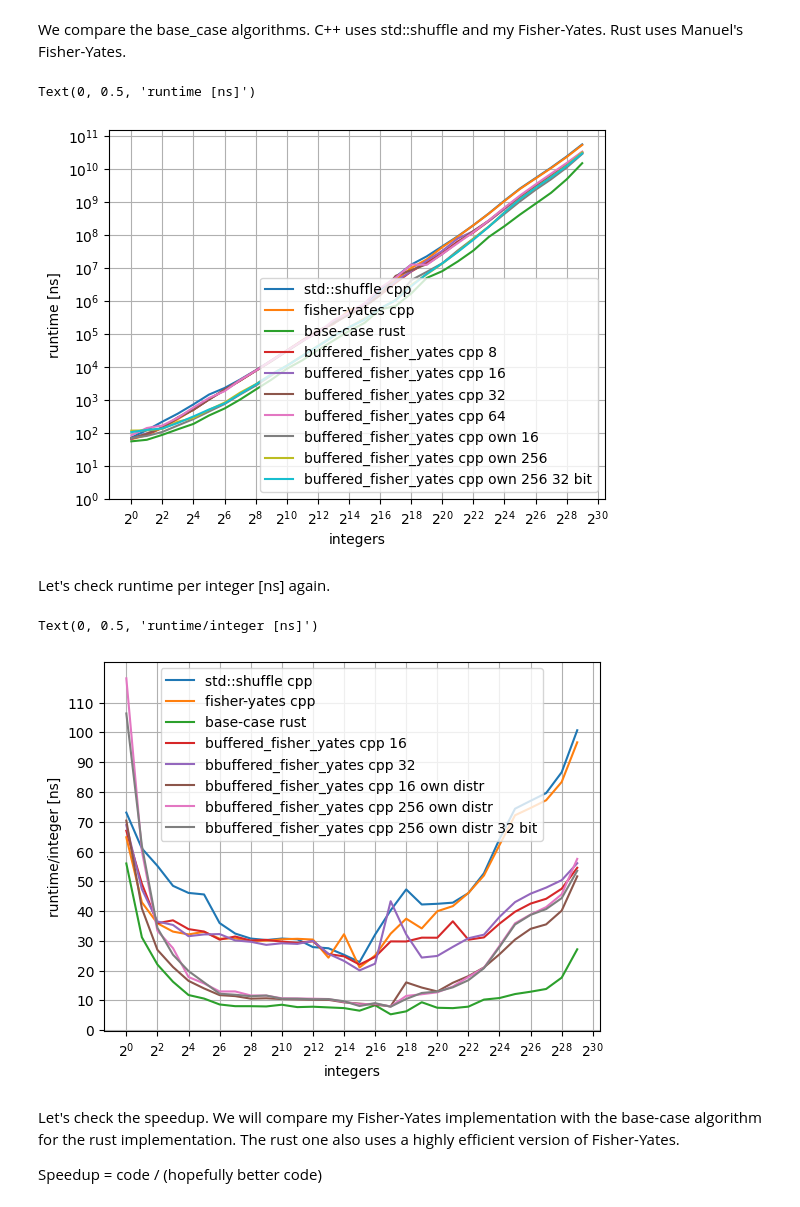
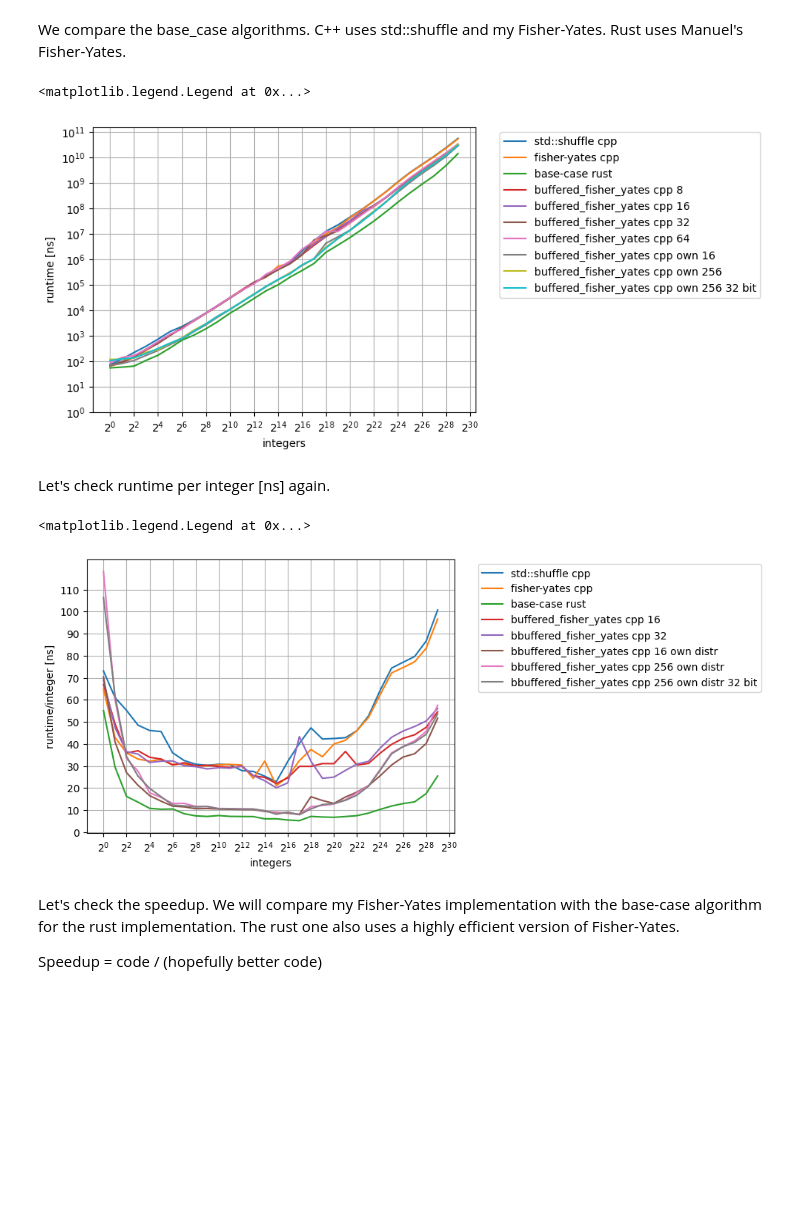
Before and after one commit to pengilton/cip_shuffle, a Jupyter notebook: benchmarks/02_analysis.ipynb, the cells around one changed output. Cells and saved outputs as stored; diff of their text form; code cells hidden in the pictures; blank space fills up the shorter version.

```diff
--- a/benchmarks/02_analysis.ipynb
+++ b/benchmarks/02_analysis.ipynb
@@ -8,16 +8,16 @@ from os import path
 We compare the base_case algorithms. C++ uses std::shuffle and my Fisher-Yates. Rust uses Manuel's Fisher-Yates.
 # %%
 # We load data
-df_cpp_std = pd.read_csv(path.join("benchmarks", "cpp", "base_case", "20230926-162717-nb=4-th=1073741824-cpp.csv"))
-df_cpp_fy = pd.read_csv(path.join("benchmarks", "cpp", "base_case", "20230926-160516-nb=4-th=1073741824-cpp.csv"))
-df_rust = pd.read_csv(path.join("benchmarks", "rust", "20230926-135704-nb=4-th=1073741824-r.csv"))
-df_cpp_bfy_16 = pd.read_csv(path.join("benchmarks", "cpp", "base_case", "20230927-195905-nb=16-th=1073741824-cpp.csv"))
-df_cpp_bfy_32 = pd.read_csv(path.join("benchmarks", "cpp", "base_case", "20230927-201407-nb=16-th=1073741824-cpp.csv"))
-df_cpp_bfy_64 = pd.read_csv(path.join("benchmarks", "cpp", "base_case", "20230927-202730-nb=16-th=1073741824-cpp.csv"))
-df_cpp_bfy_8 = pd.read_csv(path.join("benchmarks", "cpp", "base_case", "20230927-204053-nb=16-th=1073741824-cpp.csv"))
-df_cpp_bfy_16_own_distr = pd.read_csv(path.join("benchmarks", "cpp", "base_case", "20231001-014751-nb=16-th=1073741824-cpp.csv"))
-df_cpp_bfy_256_own_distr = pd.read_csv(path.join("benchmarks", "cpp", "base_case", "20231001-215244-nb=16-th=1073741824-cpp.csv"))
-df_cpp_bfy_256_own_distr_32 = pd.read_csv(path.join("benchmarks", "cpp", "base_case", "20231011-150446-nb=16-th=1073741824-cpp.csv"))
+df_cpp_std = pd.read_csv(path.join("cpp", "MacBook", "v0.1.2", "20230926-162717-nb=4-th=1073741824-cpp.csv"))
+df_cpp_fy = pd.read_csv(path.join("cpp", "MacBook", "v0.1.2", "20230926-160516-nb=4-th=1073741824-cpp.csv"))
+df_rust = pd.read_csv(path.join("rust", "MacBook", "20231022-155834-nb=128-th=1073741824-r.csv"))
+df_cpp_bfy_16 = pd.read_csv(path.join("cpp", "MacBook", "v0.1.3", "20230927-195905-nb=16-th=1073741824-cpp.csv"))
+df_cpp_bfy_32 = pd.read_csv(path.join("cpp", "MacBook", "v0.1.3", "20230927-201407-nb=16-th=1073741824-cpp.csv"))
+df_cpp_bfy_64 = pd.read_csv(path.join("cpp", "MacBook", "v0.1.3", "20230927-202730-nb=16-th=1073741824-cpp.csv"))
+df_cpp_bfy_8 = pd.read_csv(path.join("cpp", "MacBook", "v0.1.3", "20230927-204053-nb=16-th=1073741824-cpp.csv"))
+df_cpp_bfy_16_own_distr = pd.read_csv(path.join("cpp", "MacBook", "v0.1.3", "20231001-014751-nb=16-th=1073741824-cpp.csv"))
+df_cpp_bfy_256_own_distr = pd.read_csv(path.join("cpp", "MacBook", "v0.1.3", "20231001-215244-nb=16-th=1073741824-cpp.csv"))
+df_cpp_bfy_256_own_distr_32 = pd.read_csv(path.join("cpp", "MacBook", "v0.1.3", "20231011-150446-nb=16-th=1073741824-cpp.csv"))
 # %%
 # Format data
 df_cpp_std_mean = df_cpp_std.groupby(["buckets", "threshold", "integers"], as_index=False)[["duration [ns]"]].mean()
@@ -33,29 +33,30 @@ df_cpp_bfy_256_own_distr_32_mean = df_cpp_bfy_256_own_distr_32.groupby(["buckets
 # %%
 # We plot data
 ax_xticks = [2 ** i for i in range(0, 31, 2)]
 ax_yticks = [10 ** i for i in range(0, 12, 1)]
 
 ax = df_cpp_std_mean.plot(x="integers", y="duration [ns]", label="std::shuffle cpp")
 df_cpp_fy_mean.plot(ax=ax, x="integers", y="duration [ns]", label="fisher-yates cpp")
 df_rust_mean.plot(ax=ax, x="integers", y="duration [ns]", label="base-case rust")
 df_cpp_bfy_8_mean.plot(ax=ax, x="integers", y="duration [ns]", label="buffered_fisher_yates cpp 8")
 df_cpp_bfy_16_mean.plot(ax=ax, x="integers", y="duration [ns]", label="buffered_fisher_yates cpp 16")
 df_cpp_bfy_32_mean.plot(ax=ax, x="integers", y="duration [ns]", label="buffered_fisher_yates cpp 32")
 df_cpp_bfy_64_mean.plot(ax=ax, x="integers", y="duration [ns]", label="buffered_fisher_yates cpp 64")
 df_cpp_bfy_16_own_distr_mean.plot(ax=ax, x="integers", y="duration [ns]", label="buffered_fisher_yates cpp own 16")
 df_cpp_bfy_256_own_distr_mean.plot(ax=ax, x="integers", y="duration [ns]", label="buffered_fisher_yates cpp own 256")
 df_cpp_bfy_256_own_distr_32_mean.plot(ax=ax, x="integers", y="duration [ns]", label="buffered_fisher_yates cpp own 256 32 bit")
 
 ax.set_xscale("log", base=2)
 ax.set_yscale("log", base=10)
 ax.set_xticks(ax_xticks)
 ax.set_yticks(ax_yticks)
 ax.grid(True)
 ax.set_xlabel("integers")
 ax.set_ylabel("runtime [ns]")
+ax.legend(bbox_to_anchor=(1.05, 1.0), loc='upper left')
 # %% [output]
-Text(0, 0.5, 'runtime [ns]')
+<matplotlib.legend.Legend at 0x...>
-[figure, old version]
+[figure, new version]
 # %% [markdown]
 Let's check runtime per integer [ns] again.
 # %%
@@ -92,9 +93,10 @@ ax_2.set_yticks(ax_2_yticks)
 ax_2.grid(True)
 ax_2.set_xlabel("integers")
 ax_2.set_ylabel("runtime/integer [ns]")
+ax_2.legend(bbox_to_anchor=(1.05, 1.0), loc='upper left')
 # %% [output]
-Text(0, 0.5, 'runtime/integer [ns]')
+<matplotlib.legend.Legend at 0x...>
-[figure, old version]
+[figure, new version]
 # %% [markdown]
 Let's check the speedup. We will compare my Fisher-Yates implementation with the base-case algorithm for the rust implementation. The rust one also uses a highly efficient version of Fisher-Yates.
 
```
Also changed, not shown: parts of 1 cell of this notebook, 13 other files.
